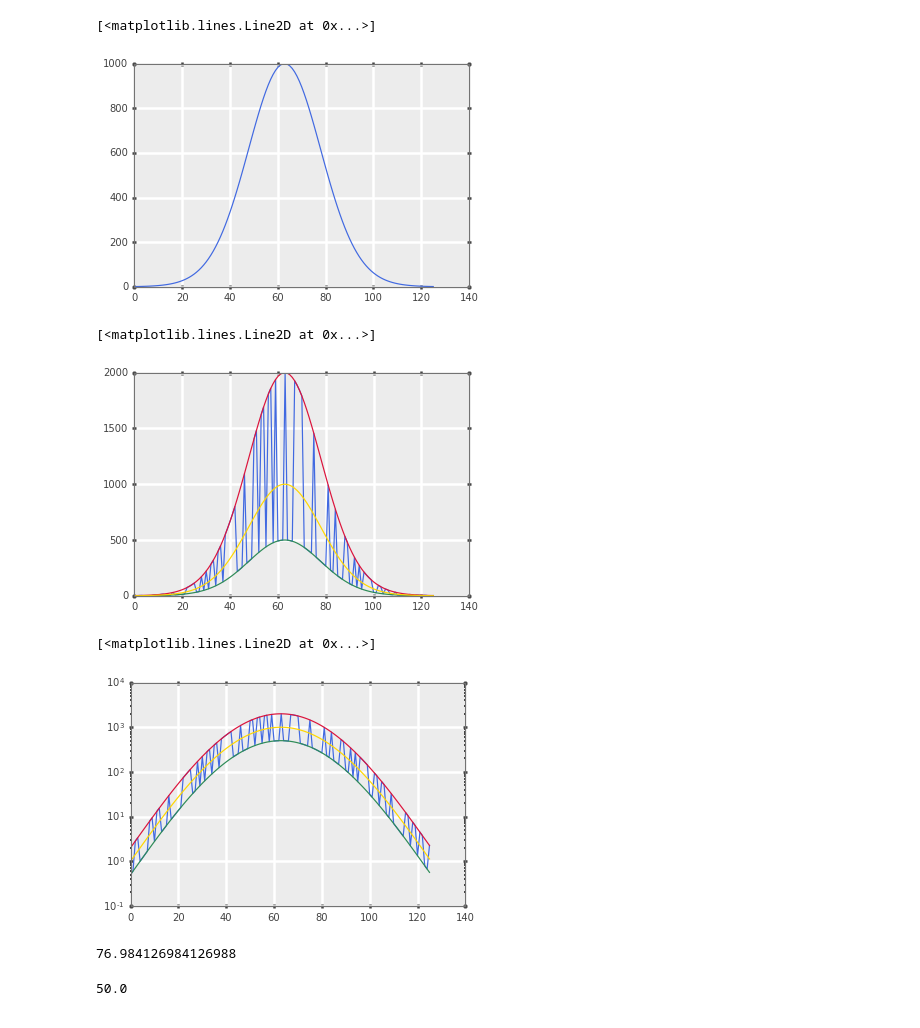
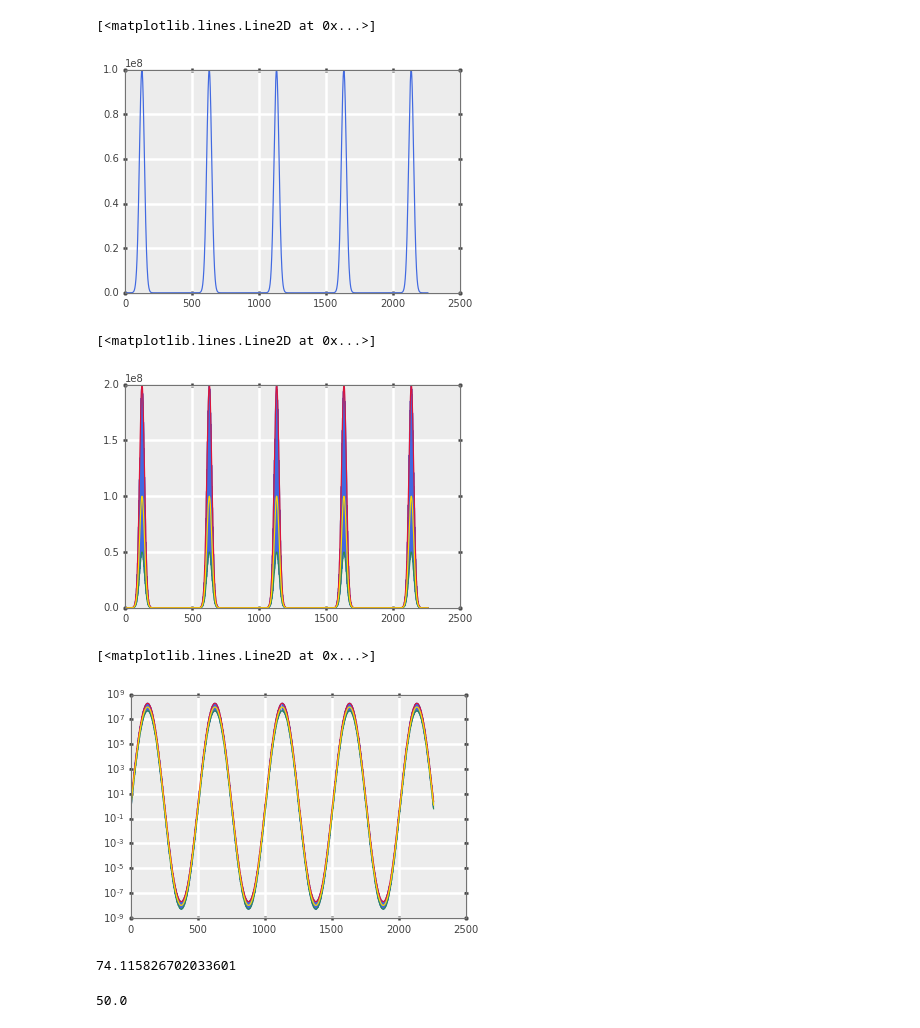
Before and after one commit to drsteve/Notebooks, a Jupyter notebook: MedianSymmetricAccuracyTests.ipynb, the cells around one changed output. Drawn from its saved outputs; the diff is of its cells as text; code cells hidden in the pictures.

```diff
--- a/MedianSymmetricAccuracyTests.ipynb
+++ b/MedianSymmetricAccuracyTests.ipynb
@@ -8,11 +9,11 @@ except:
 
 %matplotlib inline
 # %%
-series = 10**(3*np.sin(np.arange(0,np.pi,0.025)))
+series = 10**(8*np.sin(np.arange(0,9*np.pi,0.0125)))
 plt.plot(series)
 # %% [output]
 [<matplotlib.lines.Line2D at 0x...>]
-[figure, old version]
+[figure, new version]
 # %%
 np.random.seed(1977)
 noise3 = np.random.choice([0,1], size=len(series), replace=True)
@@ -35,7 +36,7 @@ plt.plot(swn1)
 plt.plot(series)
 # %% [output]
 [<matplotlib.lines.Line2D at 0x...>]
-[figure, old version]
+[figure, new version]
 # %%
 plt.semilogy(swn3)
 plt.semilogy(swn2)
@@ -43,7 +44,7 @@ plt.semilogy(swn1)
 plt.semilogy(series)
 # %% [output]
 [<matplotlib.lines.Line2D at 0x...>]
-[figure, old version]
+[figure, new version]
 # %%
 def MAPE(obs, mod):
     relerr = (mod-obs)/obs
@@ -64,7 +65,7 @@ def mysymMAPE(obs,mod):
 # %%
 MAPE(swn3, series)
 # %% [output]
-76.984126984126988
+74.115826702033601
 # %%
 MAPE(swn1, series)
 # %% [output]
```
Also changed, not shown: parts of 34 cells of this notebook.
